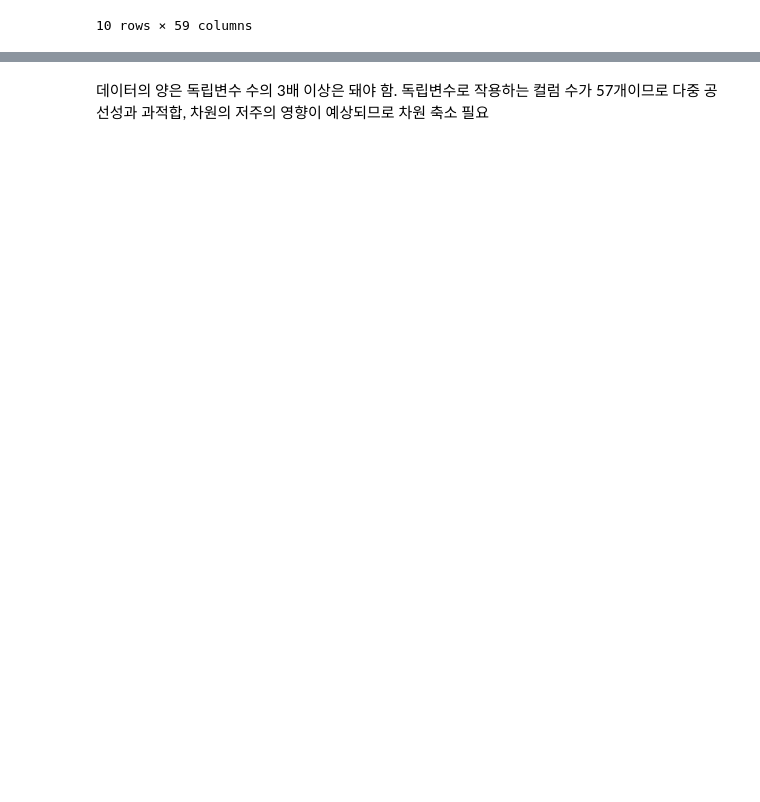
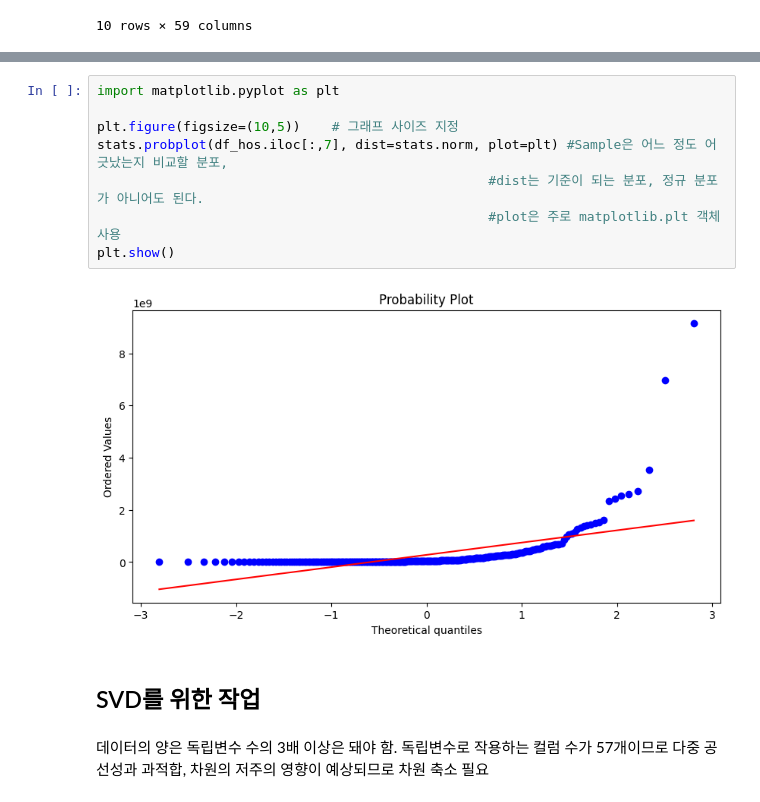
Before and after one commit to nyeokinyeoki/Gym_zalabim, a Jupyter notebook: hospital.ipynb, the cells around one changed output, grey strips where cells are left out. Drawn from its saved outputs; the diff is of its cells as text; blank space fills up the shorter version.

Commit message:
shapiro test, qq-plot, minmaxscaling

```diff
--- a/hospital.ipynb
+++ b/hospital.ipynb
@@ -245,3 +282,15 @@ df_hos.head(10)
+# %%
+import matplotlib.pyplot as plt
+
+plt.figure(figsize=(10,5))    # 그래프 사이즈 지정
+stats.probplot(df_hos.iloc[:,7], dist=stats.norm, plot=plt) #Sample은 어느 정도 어긋났는지 비교할 분포,
+                                                  #dist는 기준이 되는 분포, 정규 분포가 아니어도 된다.
+                                                  #plot은 주로 matplotlib.plt 객체 사용
+plt.show()
+# %% [output]
+[figure, added]
+# %% [markdown]
+## SVD를 위한 작업
 # %% [markdown]
 데이터의 양은 독립변수 수의 3배 이상은 돼야 함.
 독립변수로 작용하는 컬럼 수가 57개이므로 다중 공선성과 과적합, 차원의 저주의 영향이 예상되므로
```
Also changed, not shown: parts of 4 cells of this notebook.
